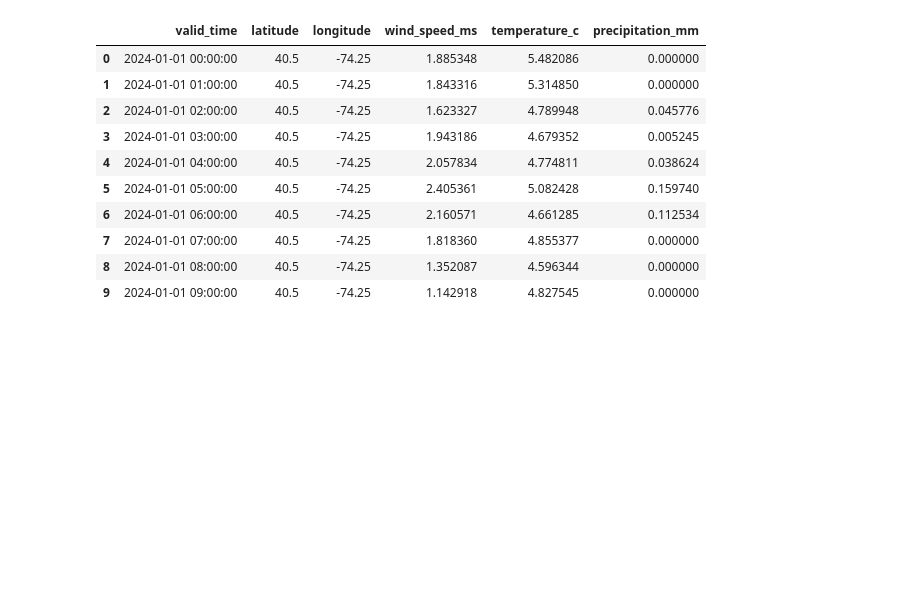
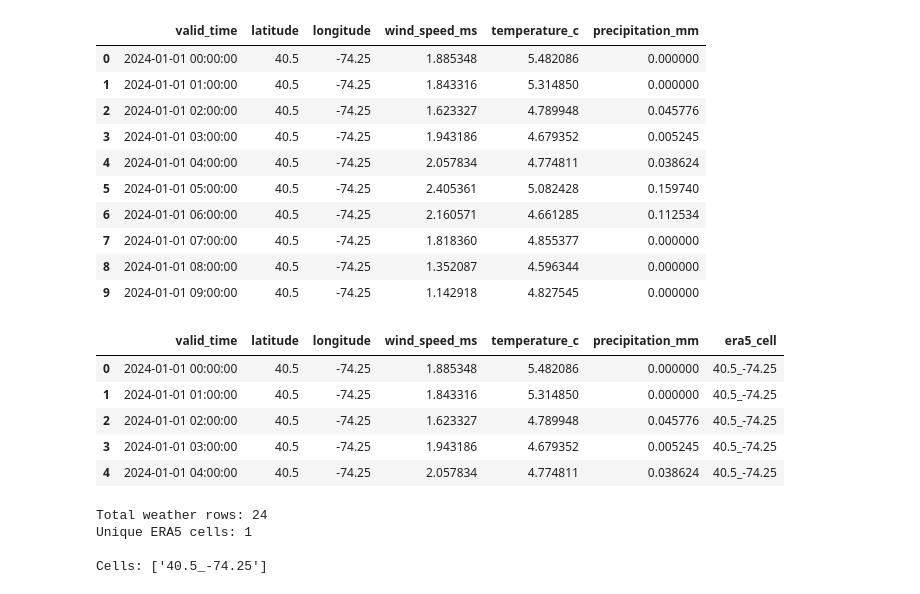
Before and after one commit to Suprabhat4970/MarineGuard-AI, a Jupyter notebook: ml/Weather_Forecasting_Model.ipynb, the cells around one changed output. Cells and saved outputs as stored; diff of their text form; code cells hidden in the pictures; blank space fills up the shorter version.

```diff
--- a/ml/Weather_Forecasting_Model.ipynb
+++ b/ml/Weather_Forecasting_Model.ipynb
@@ -1146,3 +1136,35 @@ weather_clean.head(10)
 | 7 | 2024-01-01 07:00:00 | 40.5 | -74.25 | 1.818360 | 4.855377 | 0.000000 |
 | 8 | 2024-01-01 08:00:00 | 40.5 | -74.25 | 1.352087 | 4.596344 | 0.000000 |
 | 9 | 2024-01-01 09:00:00 | 40.5 | -74.25 | 1.142918 | 4.827545 | 0.000000 |
+# %%
+weather_clean["era5_cell"] = (
+    weather_clean["latitude"].astype(str)
+    + "_"
+    + weather_clean["longitude"].astype(str)
+)
+
+weather_clean.head()
+# %% [output]
+|  | valid_time | latitude | longitude | wind_speed_ms | temperature_c | precipitation_mm | era5_cell |
+| 0 | 2024-01-01 00:00:00 | 40.5 | -74.25 | 1.885348 | 5.482086 | 0.000000 | 40.5_-74.25 |
+| 1 | 2024-01-01 01:00:00 | 40.5 | -74.25 | 1.843316 | 5.314850 | 0.000000 | 40.5_-74.25 |
+| 2 | 2024-01-01 02:00:00 | 40.5 | -74.25 | 1.623327 | 4.789948 | 0.045776 | 40.5_-74.25 |
+| 3 | 2024-01-01 03:00:00 | 40.5 | -74.25 | 1.943186 | 4.679352 | 0.005245 | 40.5_-74.25 |
+| 4 | 2024-01-01 04:00:00 | 40.5 | -74.25 | 2.057834 | 4.774811 | 0.038624 | 40.5_-74.25 |
+# %%
+print("Total weather rows:", len(weather_clean))
+
+print(
+    "Unique ERA5 cells:",
+    weather_clean["era5_cell"].nunique()
+)
+
+print(
+    "\nCells:",
+    weather_clean["era5_cell"].unique()
+)
+# %% [output]
+Total weather rows: 24
+Unique ERA5 cells: 1
+
+Cells: ['40.5_-74.25']
```
Also changed, not shown: parts of 19 cells of this notebook.
